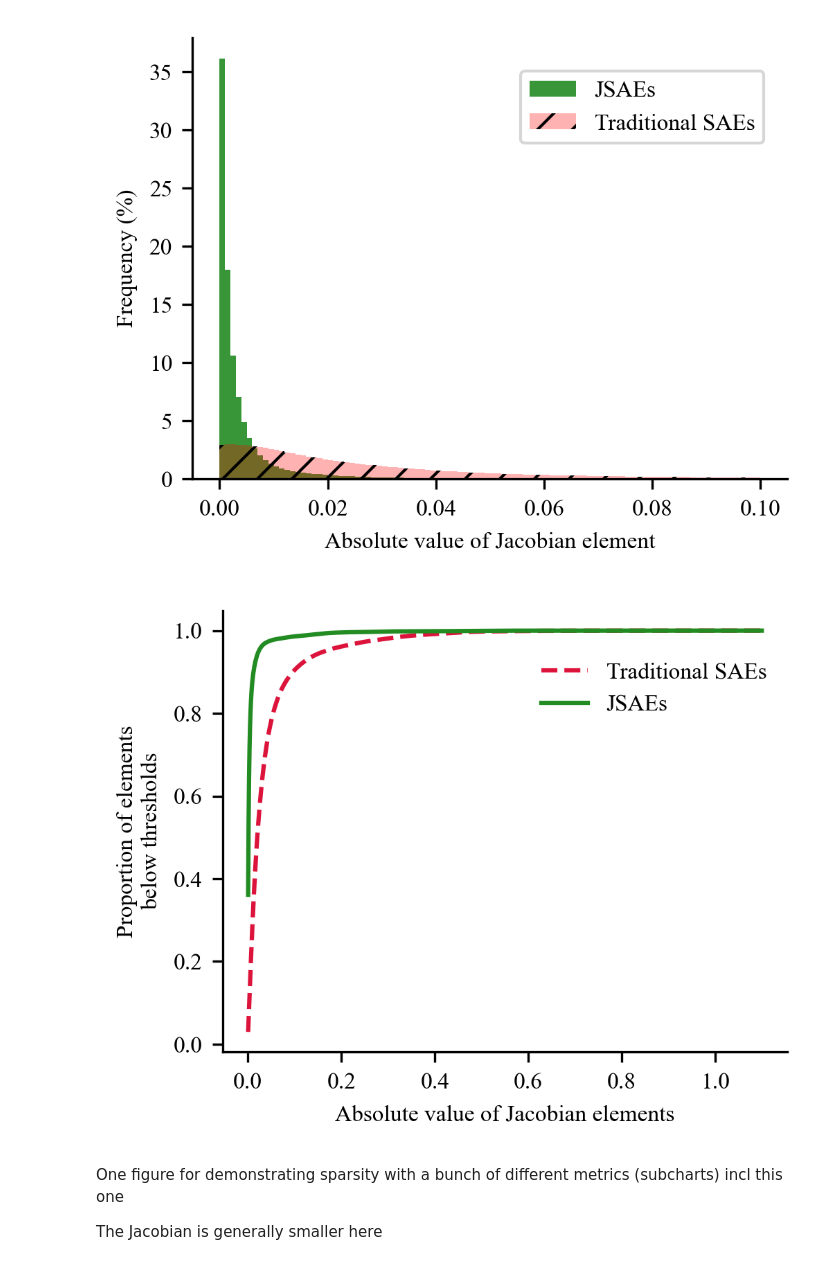
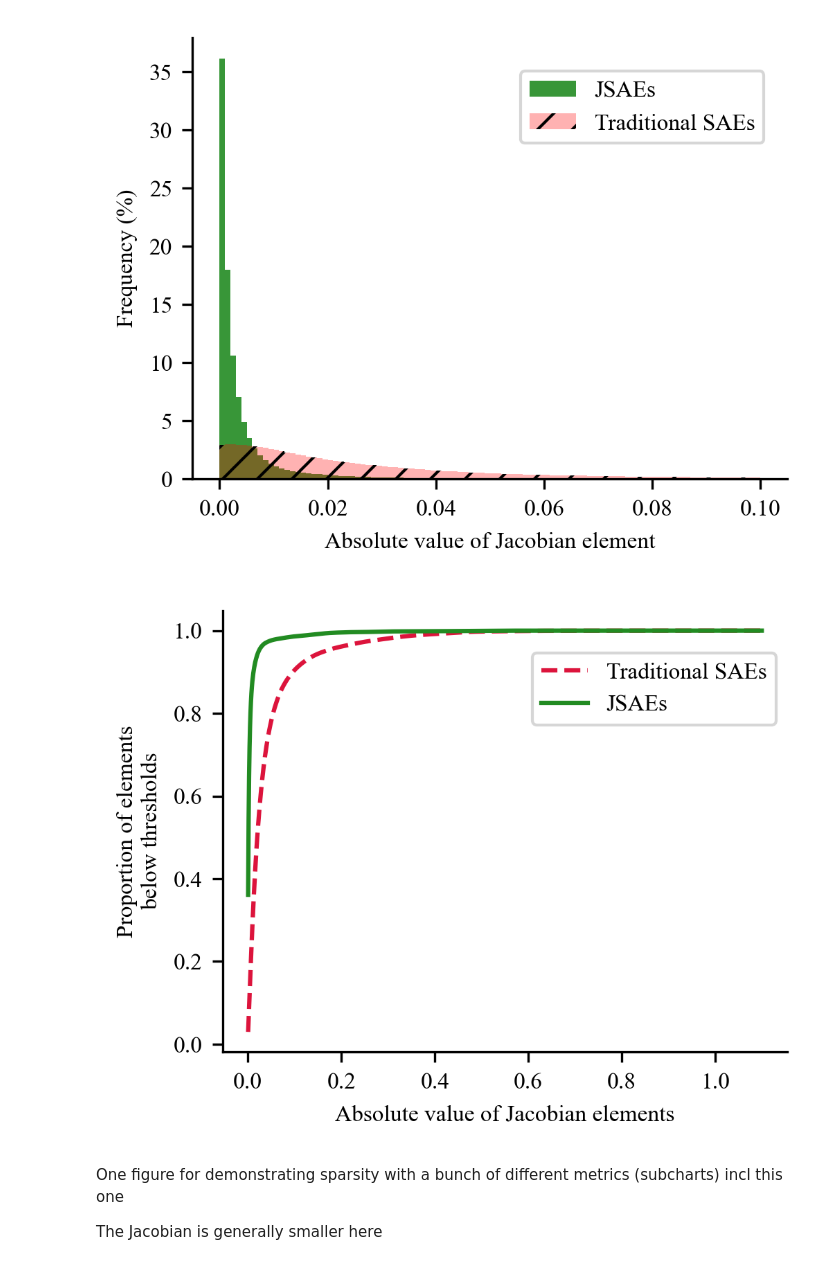
Before and after one commit to jugard99/jacobian-saes, a Jupyter notebook: notebooks/final_charts.ipynb, the cells around one changed output. Cells and saved outputs as stored; diff of their text form; code cells hidden in the pictures.

Commit message:
Updated charts

```diff
--- a/notebooks/final_charts.ipynb
+++ b/notebooks/final_charts.ipynb
@@ -91,36 +91,35 @@ cdf_no_optim = hist_no_optim.cumsum(dim=0) / hist_no_optim.sum()
 fig, ax = plt.subplots(figsize=(3.25, 2.5), dpi=300)
 
 # Plot the lines
 ax.plot(bin_centers.cpu().numpy(),
        cdf_no_optim.cpu().numpy(),
        color='crimson',
        linestyle='--',
        label='Traditional SAEs')
 
 ax.plot(bin_centers.cpu().numpy(),
        cdf.cpu().numpy(),
        color='forestgreen',
        linestyle='-',
        label='JSAEs')
 
 # Customize the plot
 ax.set_xlabel('Absolute value of Jacobian elements')
 ax.set_ylabel('Proportion of elements\nbelow thresholds')
 ax.spines['top'].set_visible(False)
 ax.spines['right'].set_visible(False)
 
 # Adjust legend
-ax.legend(loc='upper right', bbox_to_anchor=(1.0, 0.93),
-        fancybox=False, framealpha=1, edgecolor='none')
+ax.legend(loc='upper right', bbox_to_anchor=(1.0, 0.93), fancybox=True)
 
 # Tight layout with minimal padding
 plt.tight_layout(pad=0.1)
 
 # Save the figure
 plt.savefig('./charts/cdf.pdf', dpi=300, bbox_inches='tight', pad_inches=0.01)
 plt.show()
 # %% [output]
-[figure, old version]
+[figure, new version]
 # %% [markdown]
 One figure for demonstrating sparsity with a bunch of different metrics (subcharts) incl this one
 
```
Also changed, not shown: parts of 2 cells of this notebook, 7 other files.
